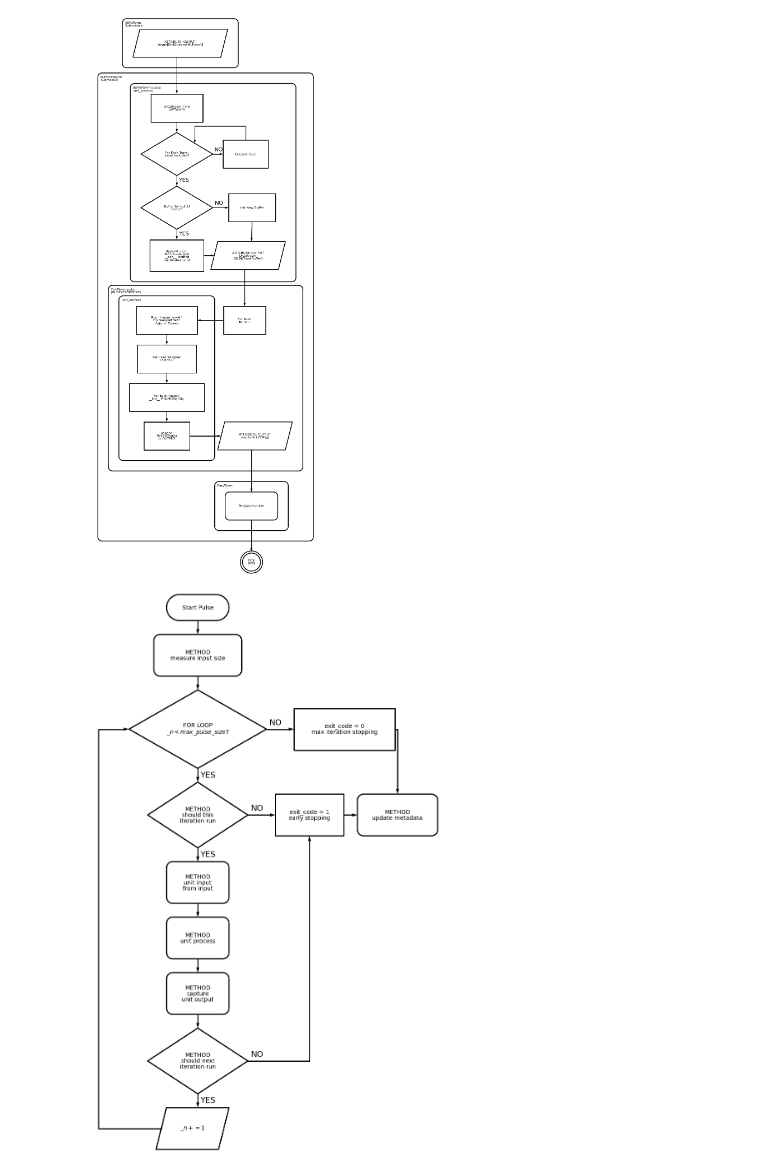
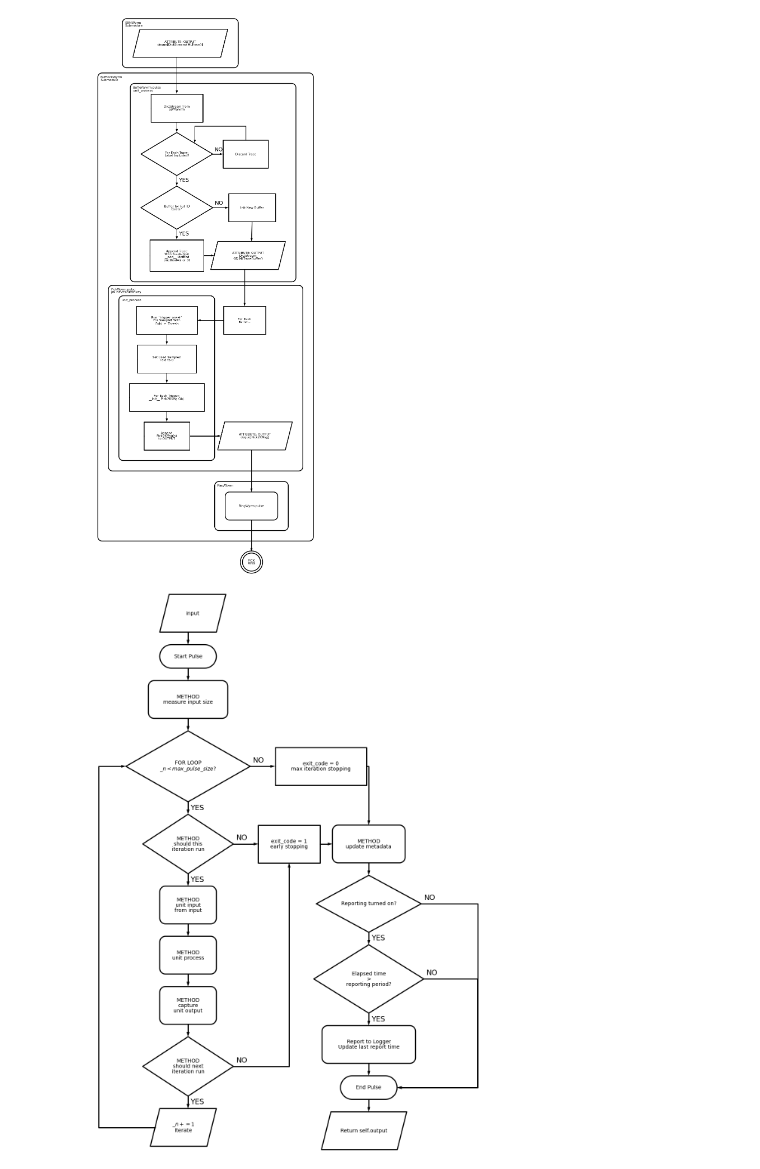
Before and after one commit to pnsn/Ayahos, a Jupyter notebook: diagrams/schemdraw_process_flow_diagrams.ipynb, the cells around one changed output. Saved outputs shown, nothing was run; the diff lists cells and outputs as text; code cells hidden in the pictures.

Commit message:
Update pulse V2 diagram

```diff
--- a/diagrams/schemdraw_process_flow_diagrams.ipynb
+++ b/diagrams/schemdraw_process_flow_diagrams.ipynb
@@ -364,42 +364,55 @@ with Drawing() as SPP:
 with Drawing(canvas='matplotlib') as E:
     E.config(fontsize=10, unit=0.66)
     # Main Trunk
+    input = flow.Data().label('input')
+    flow.Arrow().down().at(input.S)
     start = flow.Start().label('Start Pulse')
     flow.Arrow().down().at(start.S)
     mis_m = flow.RoundProcess().label('METHOD\nmeasure input size')
-    flow.Arrow().down().at(input.S)
+    flow.Arrow().down().at(mis_m.S)
     forloop = flow.Decision(S='YES', E='NO').label('FOR LOOP\n$\\_n < max\\_pulse\\_size$?')
     flow.Arrow().down().at(forloop.S)
     stir_d = flow.Decision(S='YES', E='NO').label('METHOD\nshould this\niteration run')
     flow.Arrow().down().at(stir_d.S)
     uifi_m = flow.RoundProcess().label('METHOD\nunit input\nfrom input')
     flow.Arrow().down().at(uifi_m.S)
     up_m = flow.RoundProcess().label('METHOD\nunit process')
     flow.Arrow().down().at(up_m.S)
     cuo_m = flow.RoundProcess().label('METHOD\ncapture\nunit output')
     flow.Arrow().down().at(cuo_m.S)
     snir_d = flow.Decision(S='YES', E='NO').label('METHOD\nshould next\niteration run')
     flow.Arrow().down().at(snir_d.S)
     iter = flow.Data().label('$\\_n += 1$\nIterate')
     # Close ForLoop
     flow.Wire(shape='c',k=-3,arrow='->').at(iter.W).to(forloop.W)
 
    # Exit code 1 (early stopping)
     flow.Arrow().right(E.unit*2).at(stir_d.E)
     exit1 = flow.Process().label('exit_code = 1\nearly stopping')
     flow.Arrow().right().at(exit1.E)
     um_p = flow.RoundProcess().label('METHOD\nupdate metadata')
     flow.Wire(shape='-|', arrow='->').at(snir_d.E).to(exit1.S)
 
 
     # Exit code 0 (max iter stopping)
     flow.Arrow().right(E.unit*2).at(forloop.E)
     exit0 = flow.Process().label('exit_code = 0\nmax iteration stopping')
     flow.Wire(shape='-|', arrow='->').at(exit0.E).to(um_p.N)
 
 
     # Reporting logic
     flow.Arrow().down().at(um_p.S)
-    rp_d = flow.Decision()
+    rp_d = flow.Decision(S='YES', E='NO').label('Reporting turned on?')
+    flow.Arrow().down().at(rp_d.S)
+    lr_d = flow.Decision(S='YES', E='NO').label('Elapsed time\n>\nreporting period?')
+    flow.Arrow().down().at(lr_d.S)
+    lr_p = flow.RoundProcess().label('Report to Logger\nUpdate last report time')
+    flow.Arrow().down().at(lr_p.S)
+    end = flow.Start().label('End Pulse')
+    flow.Arrow().down().at(end.S)
+    output = flow.Data().label('Return self.output')
+
+    flow.Wire(shape='c',k=3,arrow='->').at(rp_d.E).to(end.E)
+    flow.Wire(shape='c',k=2.85,arrow='->').at(lr_d.E).to(end.E)
 # %% [output]
-[figure, old version]
+[figure, new version]
```
